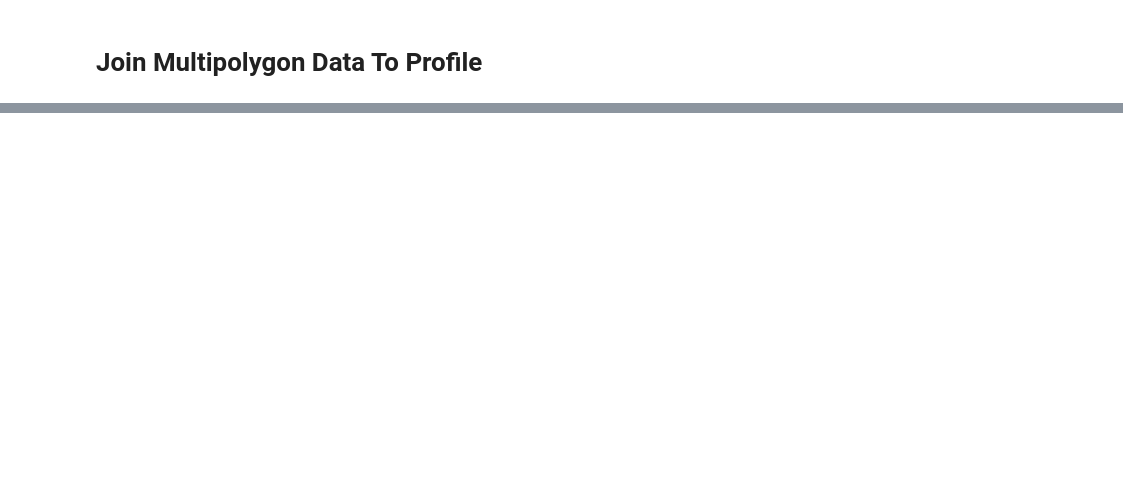
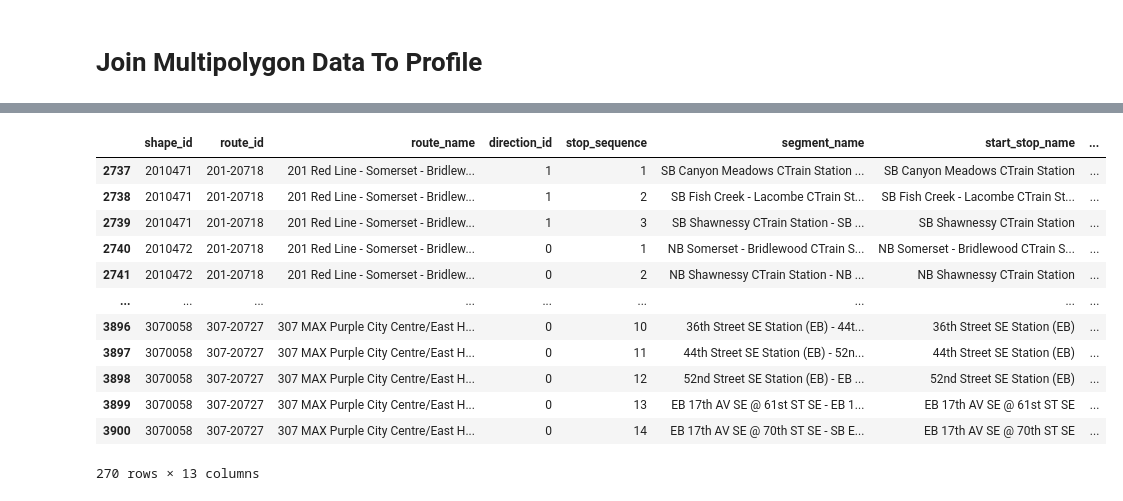
Before and after one commit to sulemanbasit/Calgary-Transit-Economic-Gap-Analysis, a Jupyter notebook: ctga.ipynb, the cells around one changed output, grey strips where cells are left out. Saved outputs shown, nothing was run; the diff lists cells and outputs as text; code cells hidden in the pictures; blank space fills up the shorter version.

```diff
--- a/ctga.ipynb
+++ b/ctga.ipynb
@@ -356,0 +430,18 @@ DataFrame saved to: /Users/sulemanbasit/Project/Calgary-Transit-Economic-Gap-Ana
+# %%
+seg = feed.segments
+# %%
+seg.loc[seg["route_name"].str.contains("MAX|Line")]
+# %% [output]
+|  | shape_id | route_id | route_name | direction_id | stop_sequence | segment_name | start_stop_name | ... |
+| 2737 | 2010471 | 201-20718 | 201 Red Line - Somerset - Bridlew... | 1 | 1 | SB Canyon Meadows CTrain Station ... | SB Canyon Meadows CTrain Station | ... |
+| 2738 | 2010471 | 201-20718 | 201 Red Line - Somerset - Bridlew... | 1 | 2 | SB Fish Creek - Lacombe CTrain St... | SB Fish Creek - Lacombe CTrain St... | ... |
+| 2739 | 2010471 | 201-20718 | 201 Red Line - Somerset - Bridlew... | 1 | 3 | SB Shawnessy CTrain Station - SB ... | SB Shawnessy CTrain Station | ... |
+| 2740 | 2010472 | 201-20718 | 201 Red Line - Somerset - Bridlew... | 0 | 1 | NB Somerset - Bridlewood CTrain S... | NB Somerset - Bridlewood CTrain S... | ... |
+| 2741 | 2010472 | 201-20718 | 201 Red Line - Somerset - Bridlew... | 0 | 2 | NB Shawnessy CTrain Station - NB ... | NB Shawnessy CTrain Station | ... |
+| ... | ... | ... | ... | ... | ... | ... | ... | ... |
+| 3896 | 3070058 | 307-20727 | 307 MAX Purple City Centre/East H... | 0 | 10 | 36th Street SE Station (EB) - 44t... | 36th Street SE Station (EB) | ... |
+| 3897 | 3070058 | 307-20727 | 307 MAX Purple City Centre/East H... | 0 | 11 | 44th Street SE Station (EB) - 52n... | 44th Street SE Station (EB) | ... |
+| 3898 | 3070058 | 307-20727 | 307 MAX Purple City Centre/East H... | 0 | 12 | 52nd Street SE Station (EB) - EB ... | 52nd Street SE Station (EB) | ... |
+| 3899 | 3070058 | 307-20727 | 307 MAX Purple City Centre/East H... | 0 | 13 | EB 17th AV SE @ 61st ST SE - EB 1... | EB 17th AV SE @ 61st ST SE | ... |
+| 3900 | 3070058 | 307-20727 | 307 MAX Purple City Centre/East H... | 0 | 14 | EB 17th AV SE @ 70th ST SE - SB E... | EB 17th AV SE @ 70th ST SE | ... |
+270 rows × 13 columns
```
Also changed, not shown: parts of 29 cells of this notebook, 14 other files.
